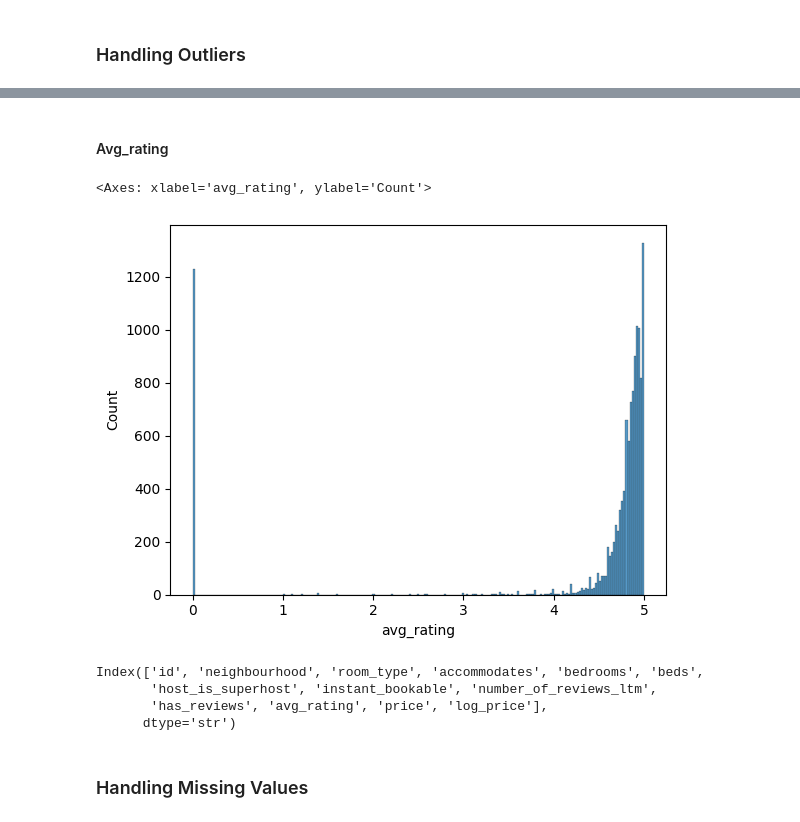
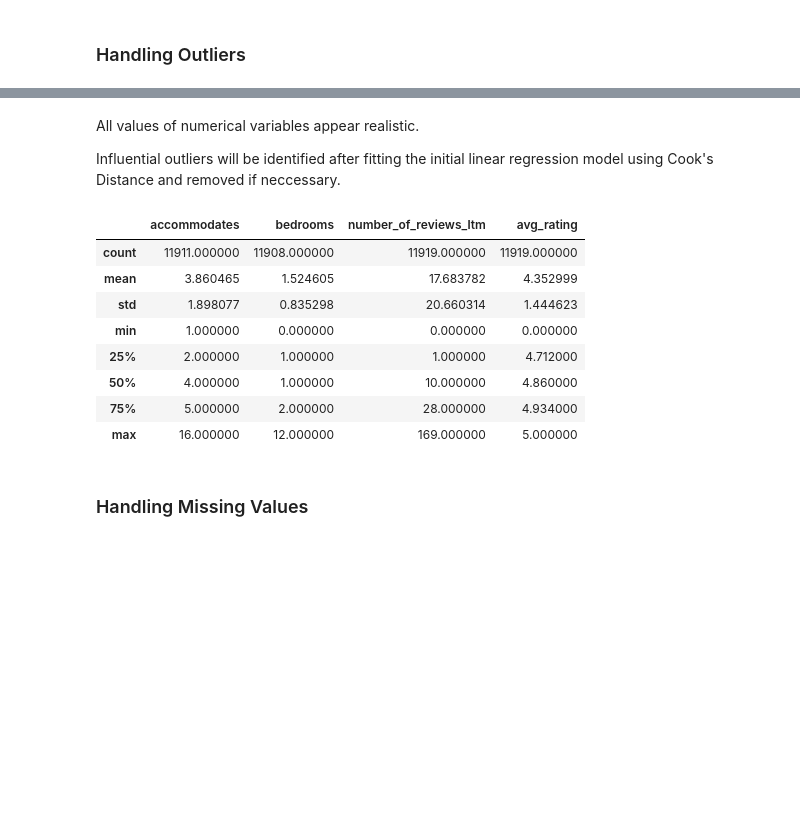
Before and after one commit to EliasSchafer1/Airbnb-Florence, a Jupyter notebook: notebooks/01_preprocessing.ipynb, the cells around one changed output, grey strips where cells are left out. Drawn from its saved outputs; the diff is of its cells as text; code cells hidden in the pictures; blank space fills up the shorter version.

Commit message:
feat: handle outliers

```diff
--- a/notebooks/01_preprocessing.ipynb
+++ b/notebooks/01_preprocessing.ipynb
@@ -221,17 +210,19 @@ sns.histplot(df["number_of_reviews_ltm"], discrete=True)
-# %% [markdown]
-#### Avg_rating
-# %%
-sns.histplot(df["avg_rating"])
-# %% [output]
-<Axes: xlabel='avg_rating', ylabel='Count'>
-[figure, removed]
-# %%
-df.columns
-# %% [output]
-Index(['id', 'neighbourhood', 'room_type', 'accommodates', 'bedrooms', 'beds',
-       'host_is_superhost', 'instant_bookable', 'number_of_reviews_ltm',
-       'has_reviews', 'avg_rating', 'price', 'log_price'],
-      dtype='str')
+# %% [markdown]
+All values of numerical variables appear realistic.
+
+Influential outliers will be identified after fitting the initial linear regression model using Cook's Distance and removed if neccessary.
+# %%
+df[["accommodates", "bedrooms", "number_of_reviews_ltm", "avg_rating"]].describe()
+# %% [output]
+|  | accommodates | bedrooms | number_of_reviews_ltm | avg_rating |
+| count | 11911.000000 | 11908.000000 | 11919.000000 | 11919.000000 |
+| mean | 3.860465 | 1.524605 | 17.683782 | 4.352999 |
+| std | 1.898077 | 0.835298 | 20.660314 | 1.444623 |
+| min | 1.000000 | 0.000000 | 0.000000 | 0.000000 |
+| 25% | 2.000000 | 1.000000 | 1.000000 | 4.712000 |
+| 50% | 4.000000 | 1.000000 | 10.000000 | 4.860000 |
+| 75% | 5.000000 | 2.000000 | 28.000000 | 4.934000 |
+| max | 16.000000 | 12.000000 | 169.000000 | 5.000000 |
 # %% [markdown]
 ### Handling Missing Values
 # %% [markdown]
```
Also changed, not shown: parts of 5 cells of this notebook.
